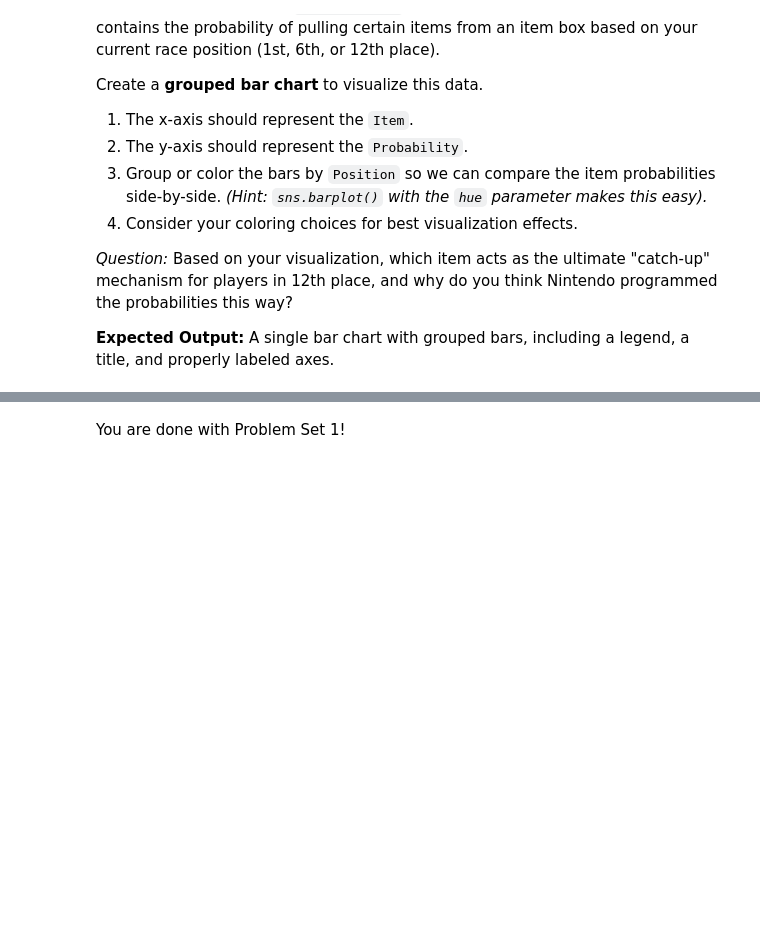
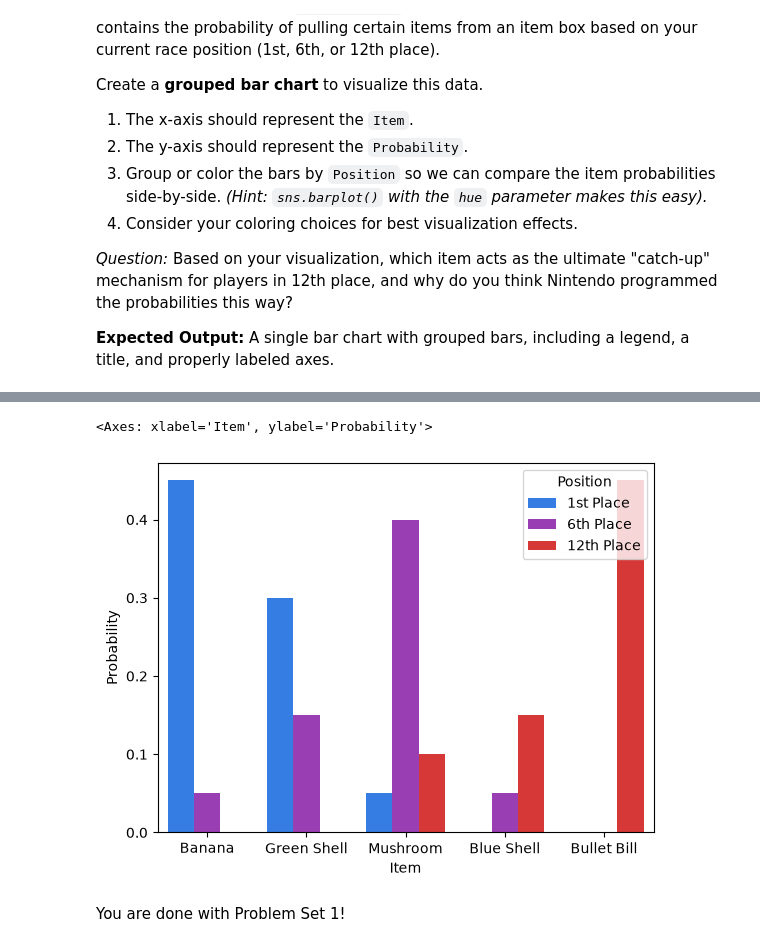
Before and after one commit to DuckTheDuke/COMP-395-Data-Science-HW, a Jupyter notebook: pset1/pset1_instructions_py.ipynb, the cells around one changed output, grey strips where cells are left out. Drawn from its saved outputs; the diff is of its cells as text; code cells hidden in the pictures; blank space fills up the shorter version.

```diff
--- a/pset1/pset1_instructions_py.ipynb
+++ b/pset1/pset1_instructions_py.ipynb
@@ -149,2 +199,11 @@ Create a **grouped bar chart** to visualize this data.
+# %%
+colors = {'1st Place':  "#1878ff",
+    '6th Place':  "#a52bc7",
+    '12th Place': "#f01e1e",
+    }
+sns.barplot(data=mario_kart_df, x='Item', y='Probability', hue='Position', palette=colors)
+# %% [output]
+<Axes: xlabel='Item', ylabel='Probability'>
+[figure, added]
 # %% [markdown]
 You are done with Problem Set 1!
```
Also changed, not shown: parts of 6 cells of this notebook.
